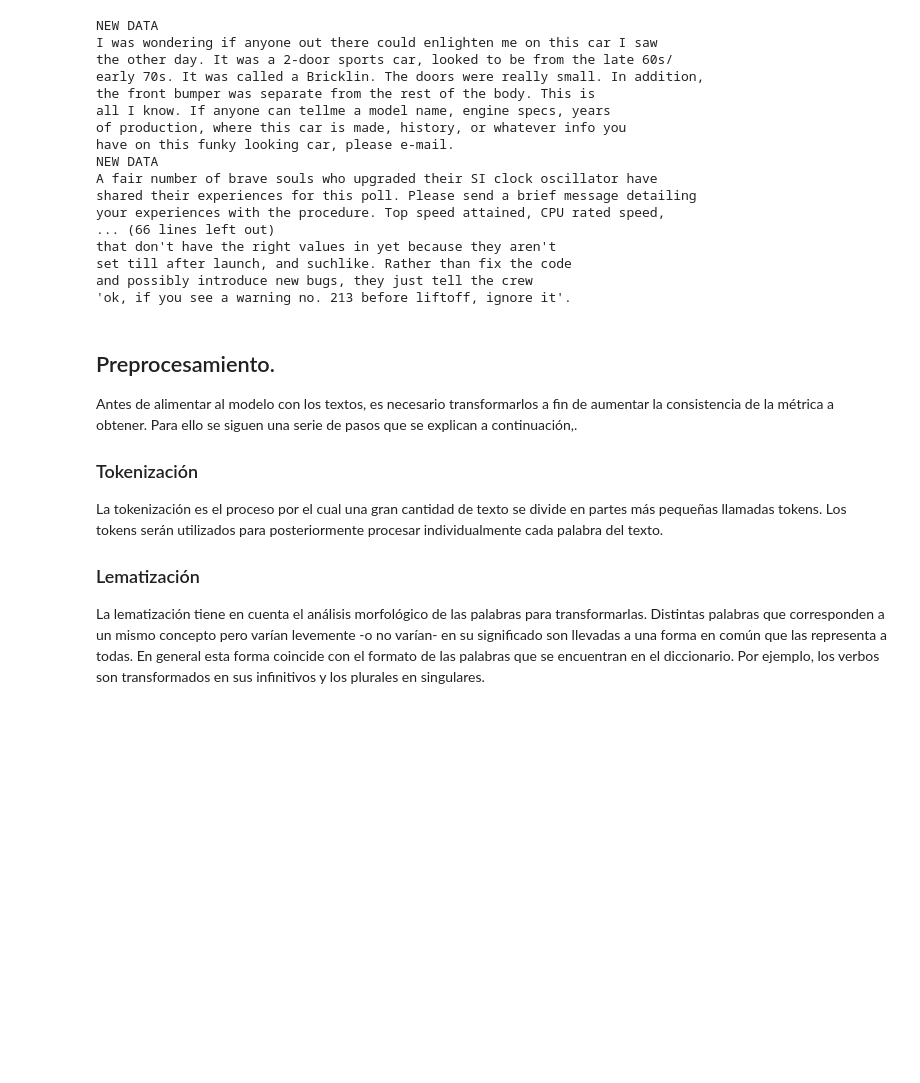
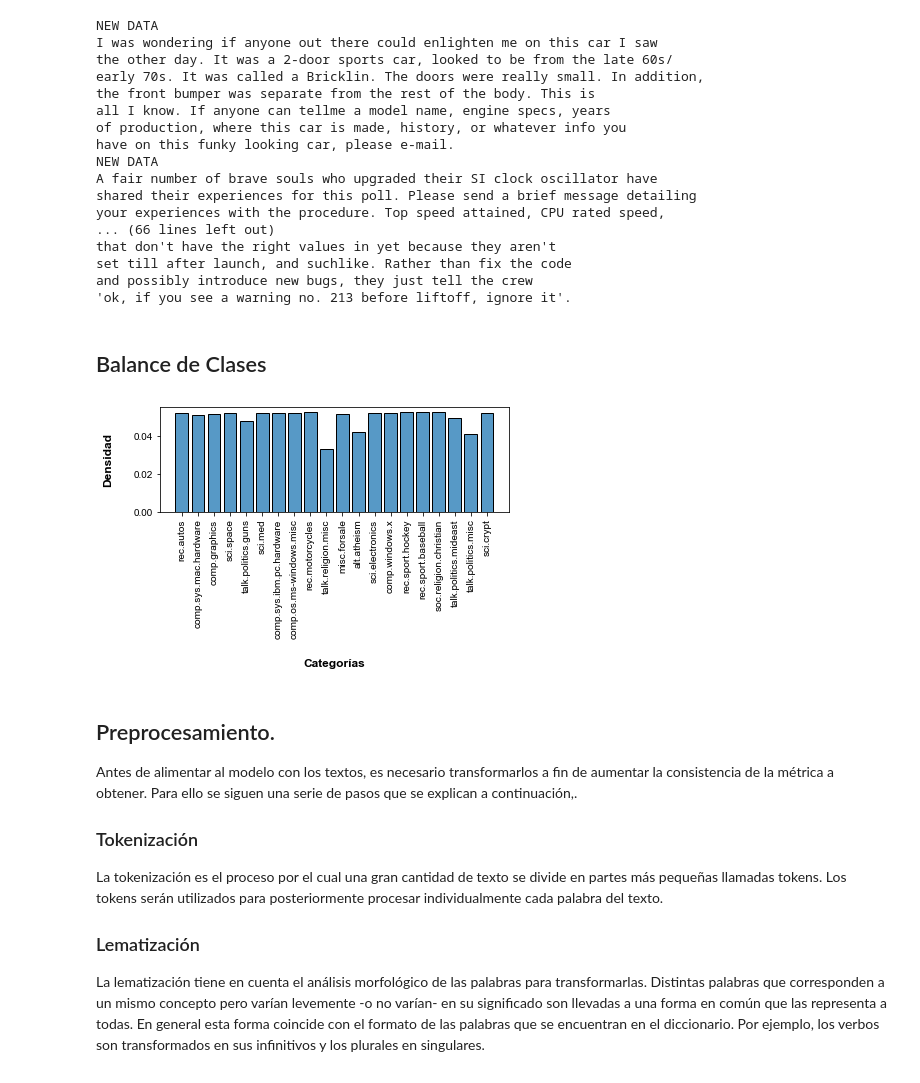
Before and after one commit to scheinpablo/TP1Redes, a Jupyter notebook: Ejercicio1/main_ej1.ipynb, the cells around one changed output. Saved outputs shown, nothing was run; the diff lists cells and outputs as text; code cells hidden in the pictures; blank space fills up the shorter version.

```diff
--- a/Ejercicio1/main_ej1.ipynb
+++ b/Ejercicio1/main_ej1.ipynb
@@ -44,6 +44,19 @@ that don't have the right values in yet because they aren't
 set till after launch, and suchlike. Rather than fix the code
 and possibly introduce new bugs, they just tell the crew
 'ok, if you see a warning no. 213 before liftoff, ignore it'.
+# %% [markdown]
+## Balance de Clases
+# %%
+np_target_names = np.array(twenty_train.target_names)
+np_target = np.array(twenty_train.target)
+hist = sns.histplot(np_target_names[np_target],stat="density", discrete=True, shrink=.8)
+sns.set(rc={'figure.figsize':(10,5)})
+plt.xticks(rotation=90);
+hist.set_xlabel("Categorías", labelpad=20, weight='bold', size=12)
+hist.set_ylabel("Densidad", labelpad=20, weight='bold', size=12)
+plt.tight_layout()
+# %% [output]
+[figure, added]
 # %% [markdown]
 ## Preprocesamiento.
 
```
Also changed, not shown: parts of 9 cells of this notebook, 1 other file.
